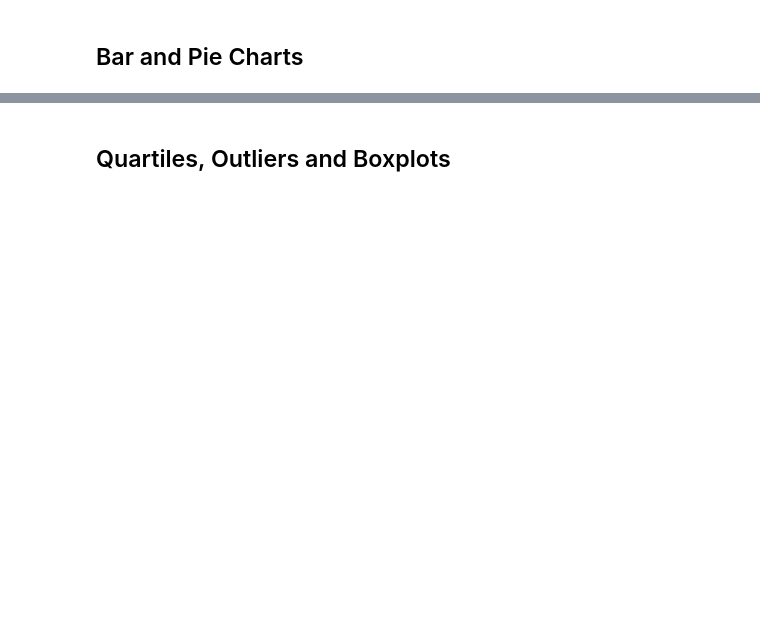
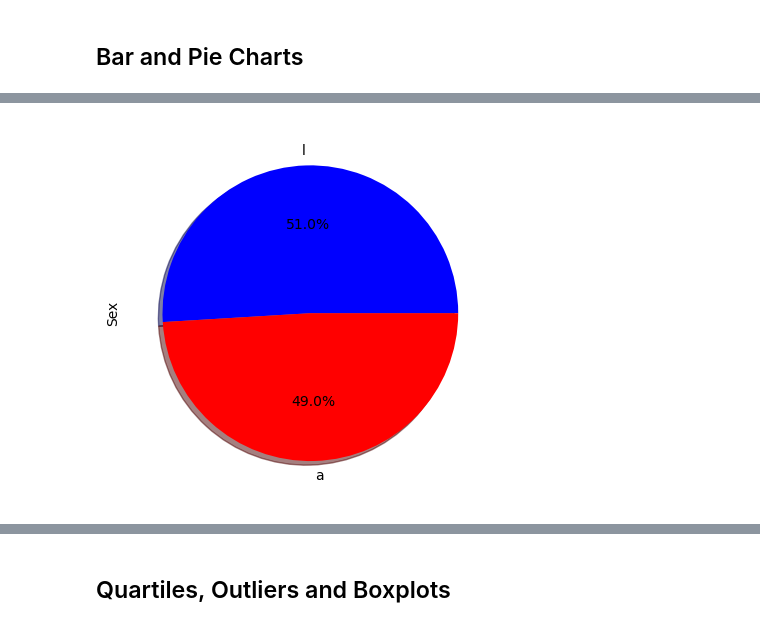
Before and after one commit to james-wadsworth/matplotlib-challenge, a Jupyter notebook: Starter_Code/Pymaceuticals/pymaceuticals_starter.ipynb, the cells around one changed output, grey strips where cells are left out. Cells and saved outputs as stored; diff of their text form; code cells hidden in the pictures; blank space fills up the shorter version.

```diff
--- a/Starter_Code/Pymaceuticals/pymaceuticals_starter.ipynb
+++ b/Starter_Code/Pymaceuticals/pymaceuticals_starter.ipynb
@@ -162,0 +363,14 @@ len(results_df1["Mouse ID"].unique())
+# %%
+# Generate a pie plot showing the distribution of female versus male mice using Pandas
+
+# Get 'Male' vs 'Female' value counts and assign them to a variable
+gender_split = results_df1['Sex'].value_counts()
+
+# Set up the labels for the pie slices
+labels = ['Male', 'Female']
+
+# Plot using the .plot method (Pandas)
+gender_split.plot(kind='pie', labels='labels', colors = ['blue', 'red'], autopct='%1.1f%%', shadow=True)
+plt.show()
+# %% [output]
+[figure, added]
```
Also changed, not shown: parts of 38 cells of this notebook.
